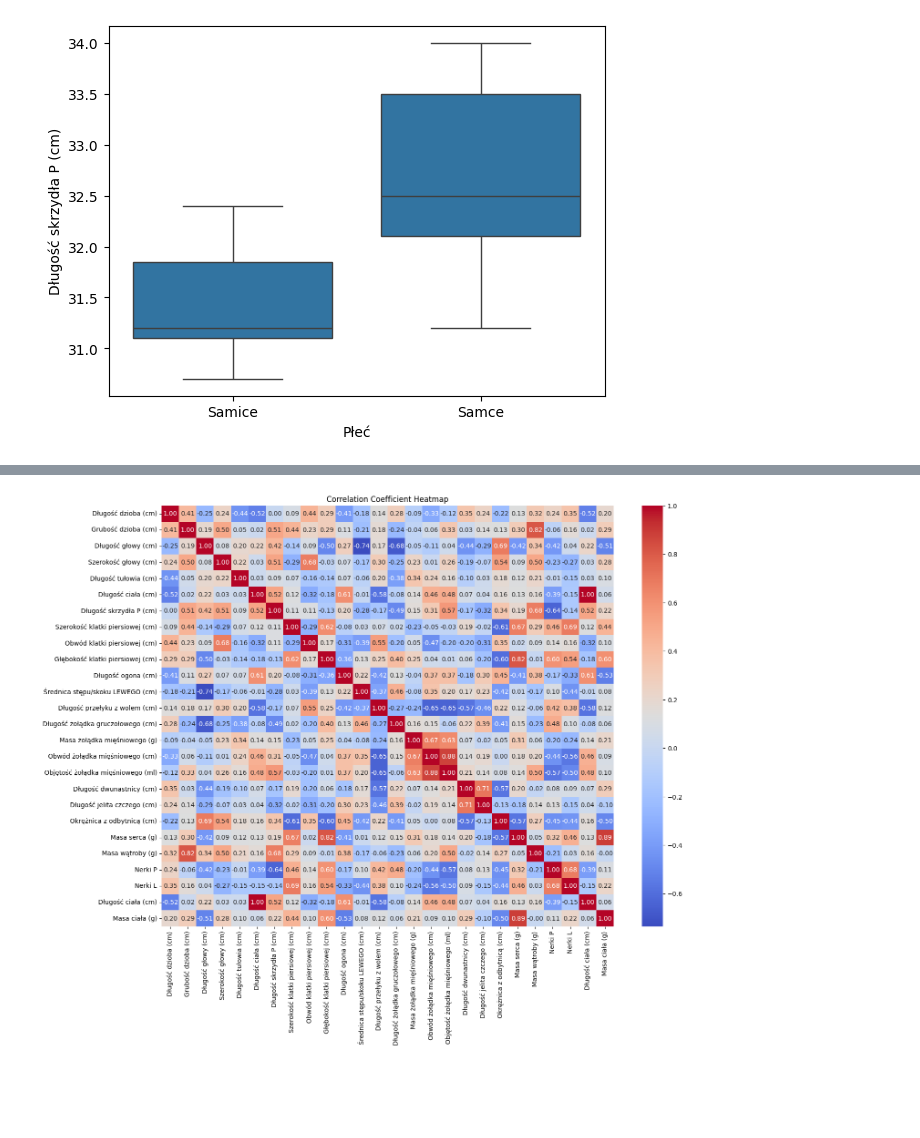
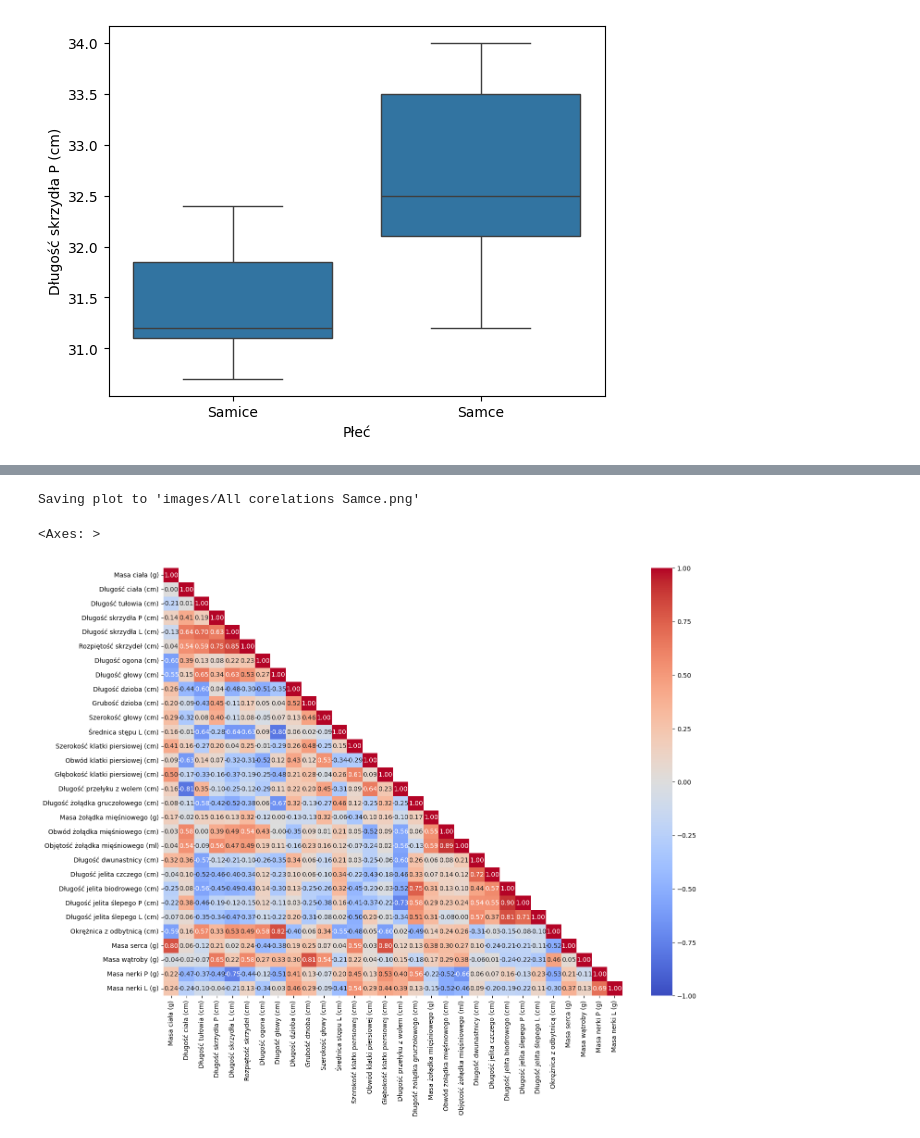
Before and after one commit to mateuszkojro/charakterystyka-morfometryczna-golebia-miejskiego, a Jupyter notebook: 10-basic-breakdown.ipynb, the cells around one changed output, grey strips where cells are left out. Saved outputs shown, nothing was run; the diff lists cells and outputs as text; code cells hidden in the pictures; blank space fills up the shorter version.

```diff
--- a/10-basic-breakdown.ipynb
+++ b/10-basic-breakdown.ipynb
@@ -63,13 +26,6 @@ plt.show()
 # %%
-corr = ds.df[ds.df["Płeć"] == "Samce"].corr(numeric_only=True)
-
-# Mask the upper triangle
-# mask = np.triu(np.ones_like(corr, dtype=bool))
-
-# Plot the heatmap
-plt.figure(figsize=(16, 12))
-sns.heatmap(corr, annot=True, fmt=".2f", cmap="coolwarm", square=False)
-plt.title("Correlation Coefficient Heatmap")
-plt.show()
+ds.corr_heatmap(ds.df["Płeć"] == "Samce", ds.data_cols,"All corelations Samce")
 # %% [output]
+Saving plot to 'images/All corelations Samce.png'
+<Axes: >
-[figure, old version]
+[figure, new version]
```
Also changed, not shown: parts of 11 cells of this notebook, 1 other file.
